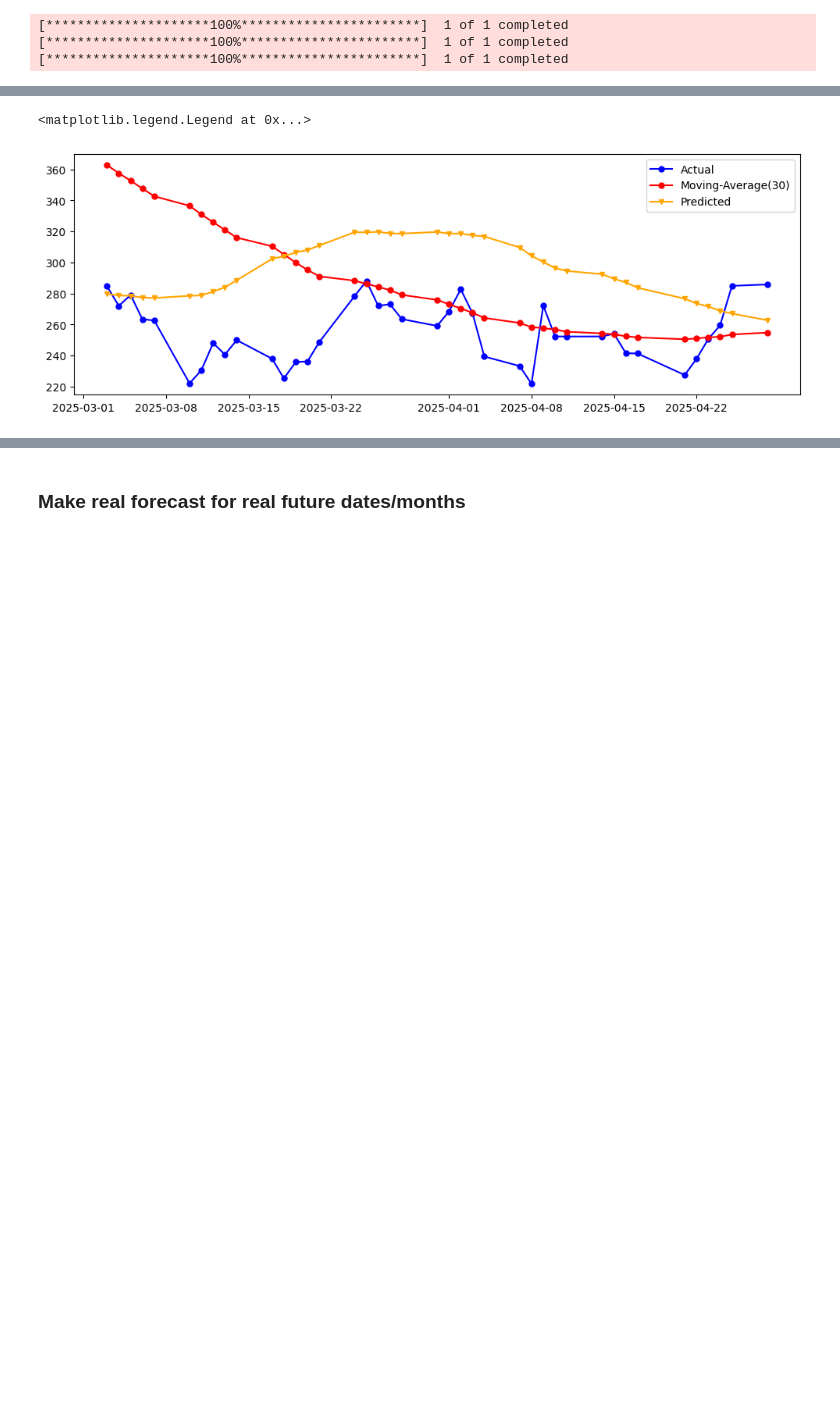
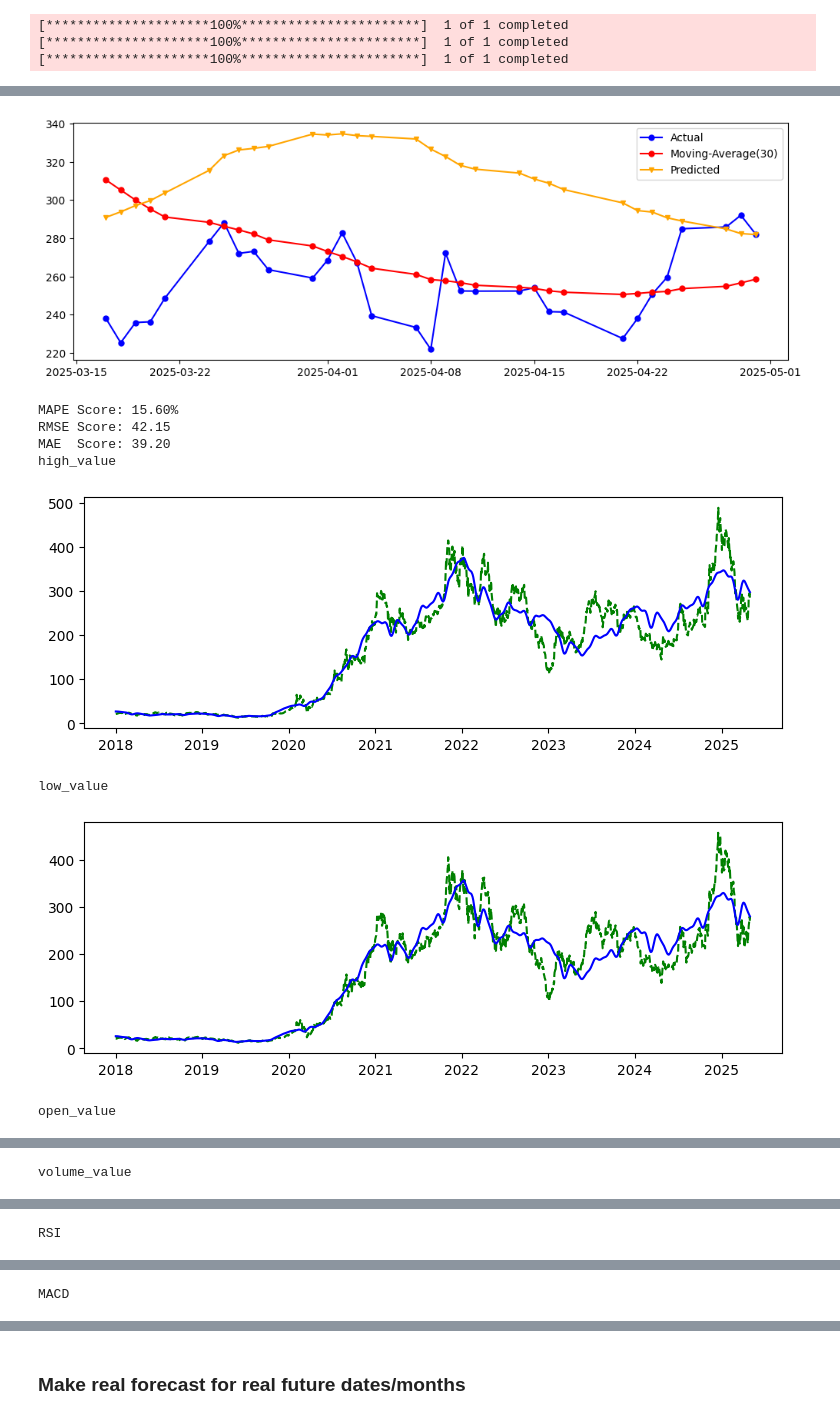
Before and after one commit to truongbnguyen88/stocks_forecasting, a Jupyter notebook: TSLA_forecasting_main.ipynb, the cells around one changed output, grey strips where cells are left out. Drawn from its saved outputs; the diff is of its cells as text; code cells hidden in the pictures; blank space fills up the shorter version.

```diff
--- a/TSLA_forecasting_main.ipynb
+++ b/TSLA_forecasting_main.ipynb
@@ -559,0 +176,10 @@ forecast = predict_with_unk_future_exo_vars(df_exo_vars_forecast, df_train, df_t
+# %%
+# Predict future exogeneous variables at future dates since in practice we don't have them available
+# This is a mock way to simulate future exogenous variables
+df_exo_vars_forecast = predict_future_exo_vars(df_train, df_test, exo_vars)
+display(df_exo_vars_forecast.head())
+# once we roughly-forecast future exogenous variables, we can use them to predict future stock prices
+forecast = predict_with_unk_future_exo_vars(df_exo_vars_forecast, df_train, df_test,
+                                            prophet_model, xgb_model,
+                                            exo_vars, eps_cols,
+                                            split_date=split_dt)
@@ -560,15 +207,43 @@ forecast = predict_with_unk_future_exo_vars(df_exo_vars_forecast, df_train, df_t
 # %%
+### PLOTTING forecast results with future exogenous variables ###
 split_date = split_dt
 df1 = forecast[forecast['ds'] >= split_date].copy(deep=True)
 
 df['y_moving_avg'] = df['y'].rolling(window=30).mean()
 df2 = df[df['ds'] >= split_date].copy(deep=True)
 
 fig, ax = plt.subplots(figsize=(12, 4))
 plt.plot(df2['ds'], df2['y'],     label='Actual',    color='blue',   marker='o', markersize=5)
 plt.plot(df2['ds'], df2['y_moving_avg'], label='Moving-Average(30)',    color='red',   marker='o', markersize=5)
-plt.plot(df1['ds'], df1['yhat'],  label='Predicted', color='orange', marker='v', markersize=5)
+plt.plot(df1['ds'], df1['preds'],  label='Predicted', color='orange', marker='v', markersize=5)
 plt.legend()
+plt.show()
+
+
+
+# Calculate Performance Scores for the test set
+actual_values = df2['y'].values
+predicted_values = df_results['preds'].values
+
+mape_score, rmse_score, mae_score = calculate_performance_scores(actual_values, predicted_values)
+print(f"MAPE Score: {mape_score*100.0:.2f}%")
+print(f"RMSE Score: {rmse_score:.2f}")
+print(f"MAE  Score: {mae_score:.2f}")
+
+# Plot exogenous variables trends
+for exo_var_ in exo_vars:
+    print(exo_var_)
+    fig, ax = plt.subplots(figsize=(9, 3))
+    plt.plot(df['ds'], df[exo_var_], label='CPI', color='green', linestyle='--')
+    plt.plot(df_exo_vars_forecast['ds'], df_exo_vars_forecast[exo_var_], label='CPI', color='blue', linestyle='-')
+    plt.show()
 # %% [output]
+[figure, new version]
-<matplotlib.legend.Legend at 0x...>
+MAPE Score: 15.60%
+RMSE Score: 42.15
+MAE  Score: 39.20
+high_value
-[figure, old version]
+[figure, added]
+low_value
+[figure, added]
+open_value
@@ -574,0 +251 @@ plt.legend()
+volume_value
@@ -574,0 +253 @@ plt.legend()
+RSI
@@ -574,0 +255 @@ plt.legend()
+MACD
```
Also changed, not shown: parts of 25 cells of this notebook, 5 other files.
